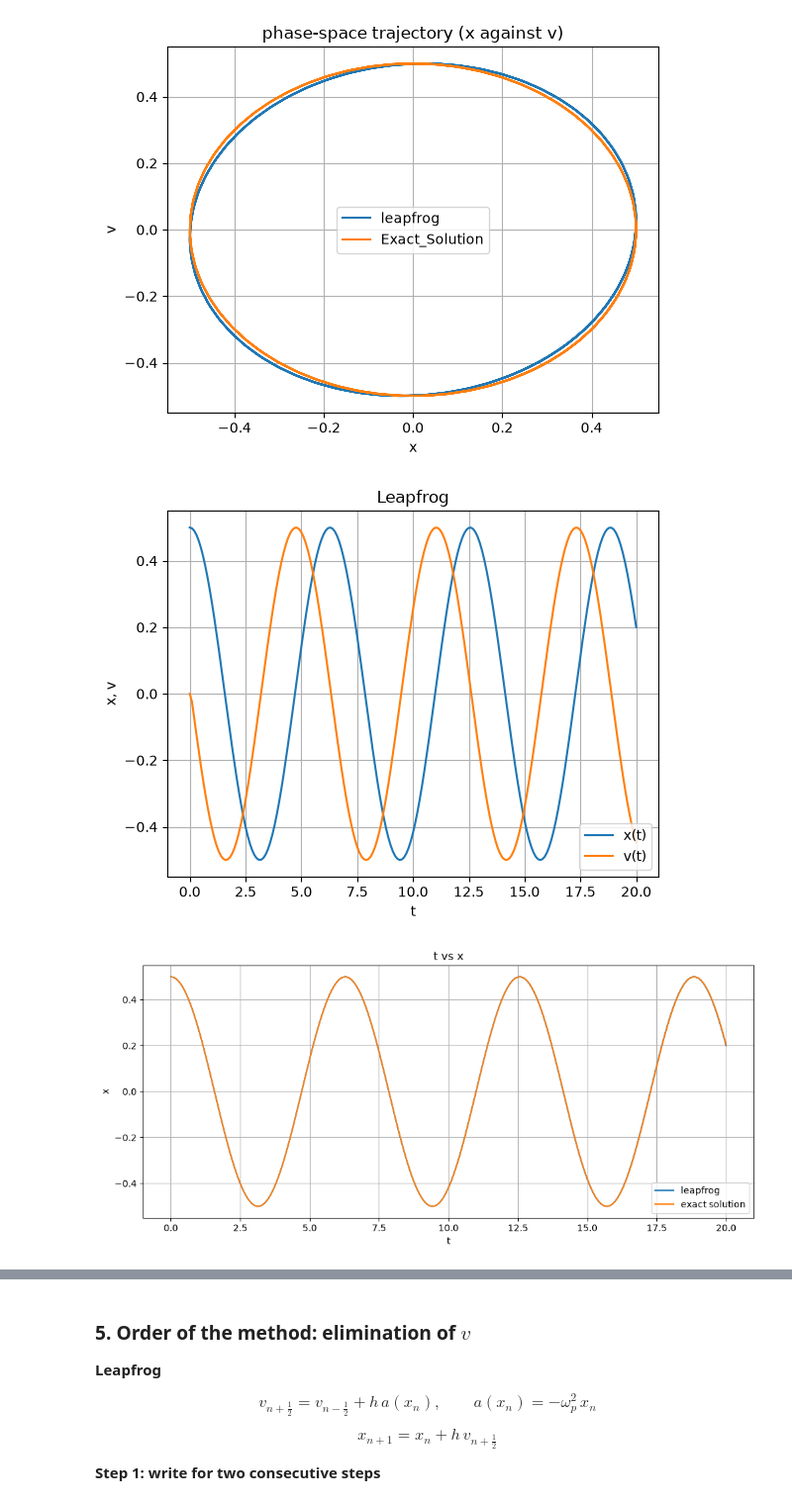
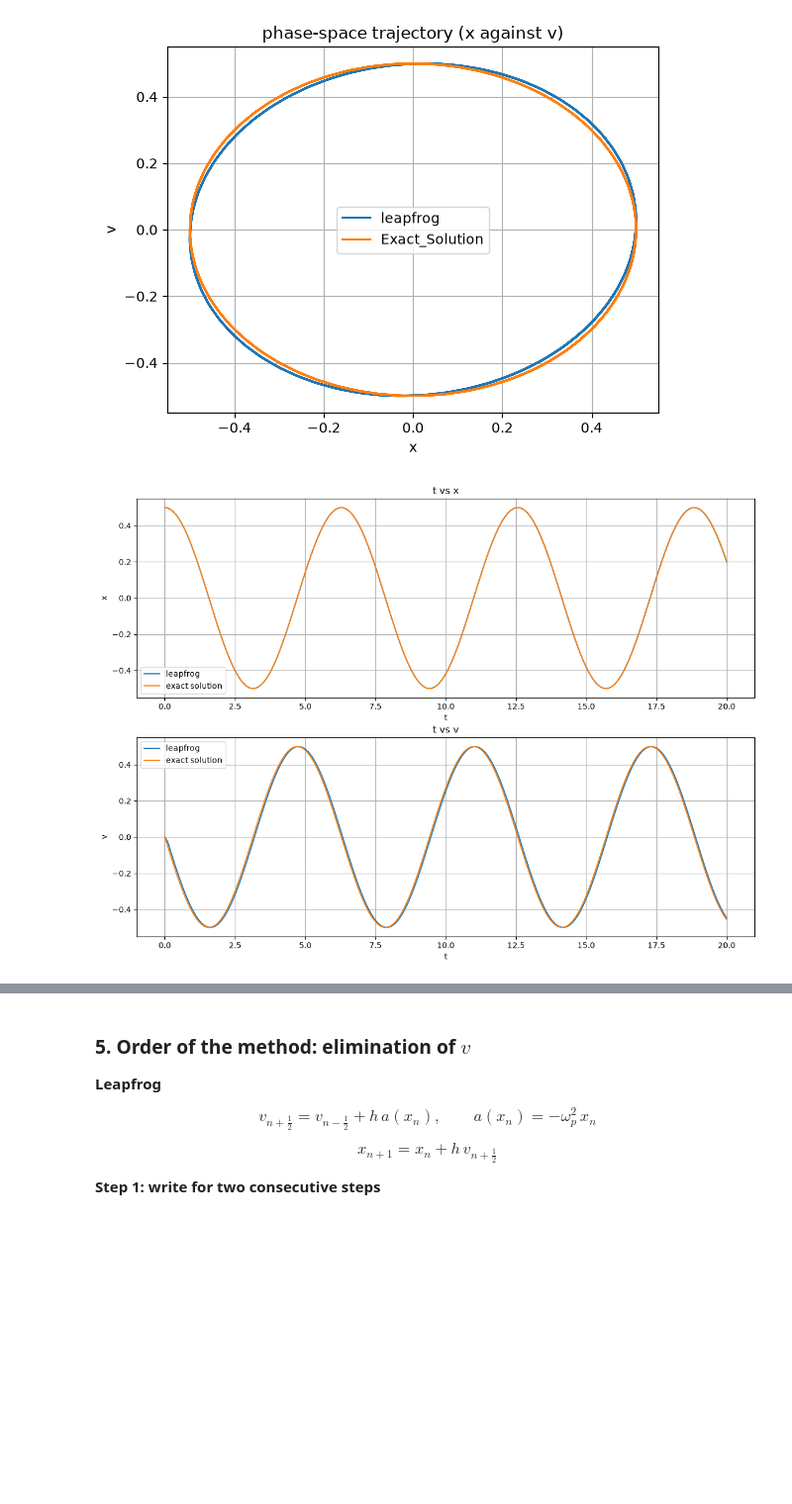
Before and after one commit to Aathi2165/AE801_2026, a Jupyter notebook: numode_ivp/Atharva_ODE_IVP.ipynb, the cells around one changed output, grey strips where cells are left out. Shown at 99% size. Saved outputs shown, nothing was run; the diff lists cells and outputs as text; code cells hidden in the pictures; blank space fills up the shorter version.

```diff
--- a/numode_ivp/Atharva_ODE_IVP.ipynb
+++ b/numode_ivp/Atharva_ODE_IVP.ipynb
@@ -79,26 +112,25 @@ plt.grid()
 plt.show()
 # %% [output]
 [figure]
-# %%
-plt.plot(t,p,label="x(t)")
-plt.plot(t,q,label="v(t)")
-plt.title("Leapfrog")
-plt.xlabel("t")
-plt.ylabel("x, v")
-plt.grid()
-plt.legend()
-plt.show()
-# %% [output]
-[figure, removed]
 # %%
-plt.figure(figsize=(12,5))
+
+plt.figure(figsize=(14,10))
+plt.subplot(2,1,1)
 plt.plot(t,p,label="leapfrog")
 plt.plot(t,x_exact,label="exact solution")
 plt.title("t vs x")
 plt.xlabel("t")
 plt.ylabel("x")
 plt.legend()
 plt.grid()
+plt.subplot(2,1,2)
+plt.plot(t,q,label="leapfrog")
+plt.plot(t,v_exact,label="exact solution")
+plt.title("t vs v")
+plt.xlabel("t")
+plt.ylabel("v")
+plt.legend()
+plt.grid()
 plt.show()
 # %% [output]
-[figure, old version]
+[figure, new version]
```
Also changed, not shown: parts of 15 cells of this notebook.
